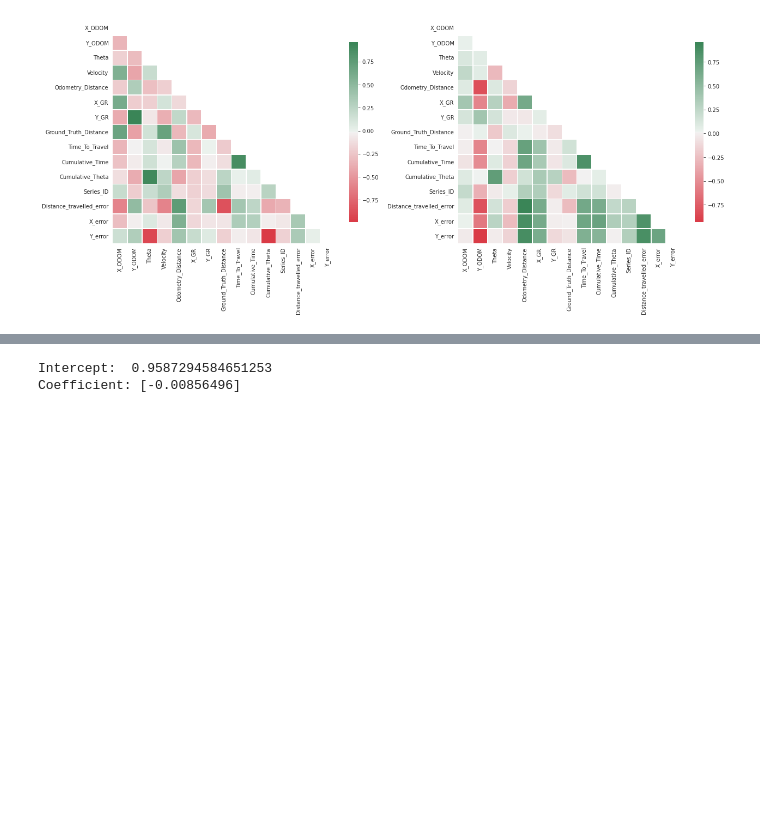
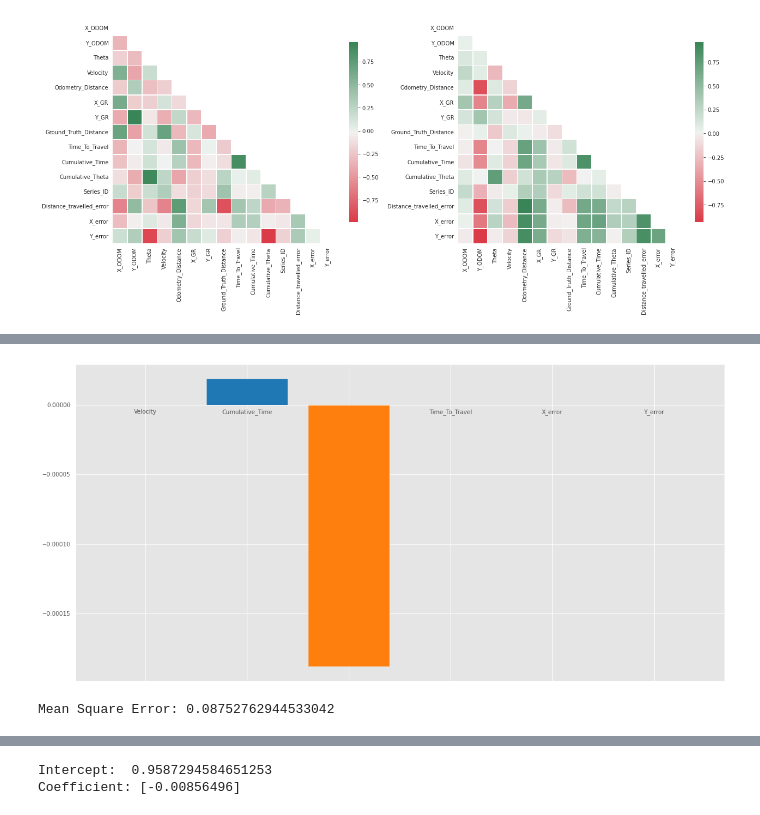
Before and after one commit to tejalvs/RobotOdometryMining, a Jupyter notebook: Modelling.ipynb, the cells around one changed output, grey strips where cells are left out. Saved outputs shown, nothing was run; the diff lists cells and outputs as text; code cells hidden in the pictures; blank space fills up the shorter version.

```diff
--- a/Modelling.ipynb
+++ b/Modelling.ipynb
@@ -75,0 +153,5 @@ See the caveats in the documentation: https://pandas.pydata.org/pandas-docs/stab
+# %%
+from sklearn.linear_model import Lasso
+lasso = Lasso()
+lasso.fit(x_train, y_train)
+y_pred1 = lasso.predict(x_test)
@@ -75,0 +164,6 @@ See the caveats in the documentation: https://pandas.pydata.org/pandas-docs/stab
+# %%
+"""putting together the coefficient and their corresponding variable names"""
+lasso_coef = pd.DataFrame()
+lasso_coef['Columns'] = x_train.columns
+lasso_coef['Coefficient Estimate'] = pd.Series(lasso.coef_)
+print(lasso_coef)
@@ -75,0 +178,16 @@ See the caveats in the documentation: https://pandas.pydata.org/pandas-docs/stab
+# %%
+#plotting the coefficient score
+fig, ax = plt.subplots(figsize=(20,10))
+color =['tab:gray','tab:blue','tab:orange','tab:green','tab:red','tab:purple','tab:brown',
+        'tab:pink','tab:gray','tab:olive','tab:cyan','tab:orange','tab:green','tab:blue','tab:olive']
+
+ax.bar(lasso_coef["Columns"],
+lasso_coef['Coefficient Estimate'],
+color = color)
+
+ax.spines['bottom'].set_position('zero')
+
+plt.style.use('ggplot')
+plt.show()
+# %% [output]
+[figure, added]
@@ -75,0 +199,6 @@ See the caveats in the documentation: https://pandas.pydata.org/pandas-docs/stab
+# %%
+# Calculating the Mean Squared Error
+mse2 = np.mean((y_pred2 - y_test)**2)
+print("Mean Square Error:", mse2)
+# %% [output]
+Mean Square Error: 0.08752762944533042
```
Also changed, not shown: parts of 30 cells of this notebook.
